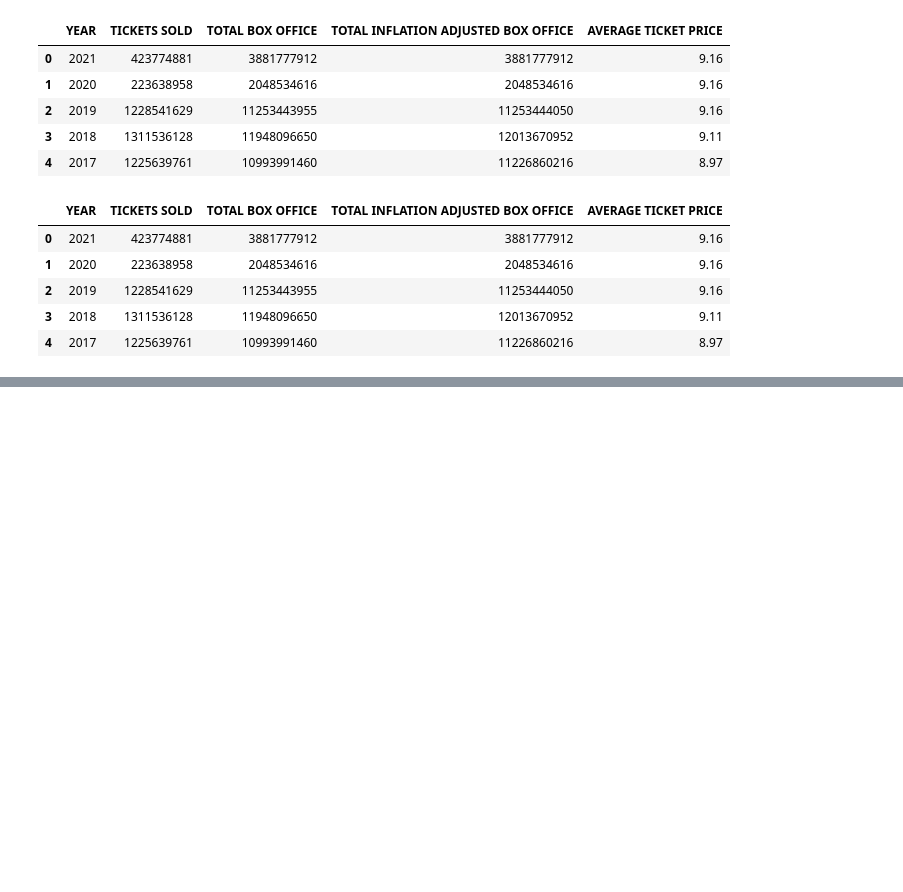
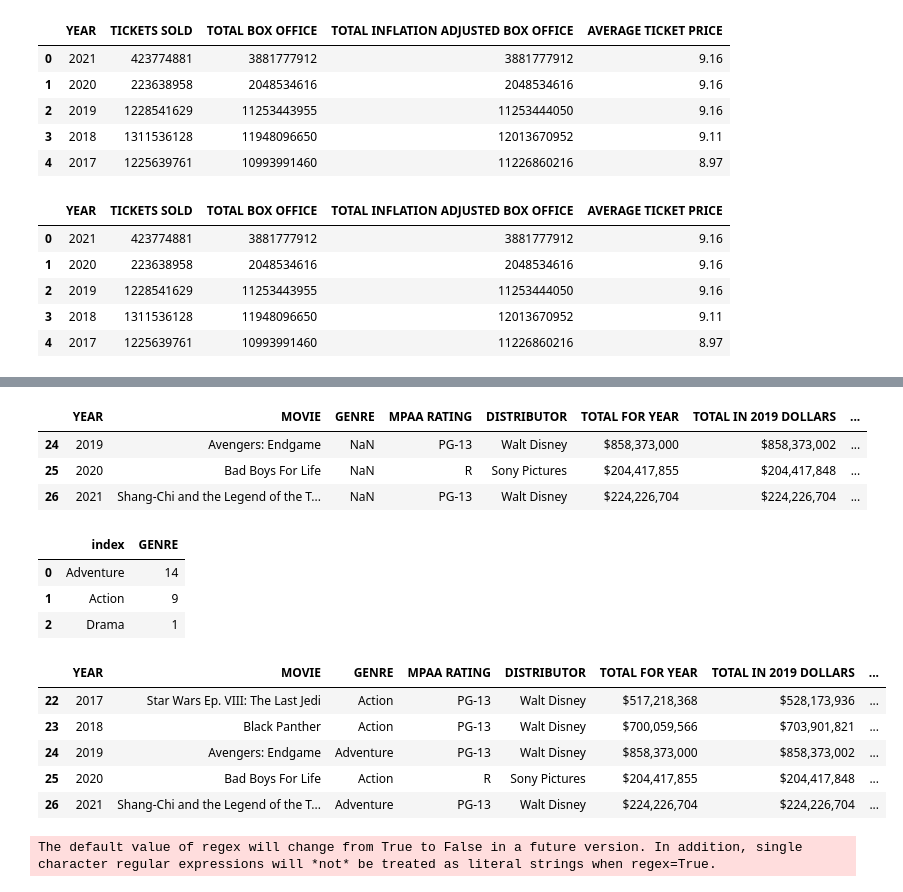
Before and after one commit to kemalozer23/hollywood-market-analysis-kaggle-1, a Jupyter notebook: hollywood.ipynb, the cells around one changed output, grey strips where cells are left out. Drawn from its saved outputs; the diff is of its cells as text; code cells hidden in the pictures; blank space fills up the shorter version.

```diff
--- a/hollywood.ipynb
+++ b/hollywood.ipynb
@@ -141,0 +187,35 @@ fig.show()
+# %%
+highest_grossers[highest_grossers["GENRE"].isnull()]
+# %% [output]
+|  | YEAR | MOVIE | GENRE | MPAA RATING | DISTRIBUTOR | TOTAL FOR YEAR | TOTAL IN 2019 DOLLARS | ... |
+| 24 | 2019 | Avengers: Endgame | NaN | PG-13 | Walt Disney | $858,373,000 | $858,373,002 | ... |
+| 25 | 2020 | Bad Boys For Life | NaN | R | Sony Pictures | $204,417,855 | $204,417,848 | ... |
+| 26 | 2021 | Shang-Chi and the Legend of the T... | NaN | PG-13 | Walt Disney | $224,226,704 | $224,226,704 | ... |
+# %%
+highest_grossers["GENRE"].value_counts().reset_index()
+# %% [output]
+|  | index | GENRE |
+| 0 | Adventure | 14 |
+| 1 | Action | 9 |
+| 2 | Drama | 1 |
+# %%
+highest_grossers.fillna("Adventure", inplace=True)
+# %%
+highest_grossers.at[25,'GENRE']="Action"
+# %%
+highest_grossers.tail()
+# %% [output]
+|  | YEAR | MOVIE | GENRE | MPAA RATING | DISTRIBUTOR | TOTAL FOR YEAR | TOTAL IN 2019 DOLLARS | ... |
+| 22 | 2017 | Star Wars Ep. VIII: The Last Jedi | Action | PG-13 | Walt Disney | $517,218,368 | $528,173,936 | ... |
+| 23 | 2018 | Black Panther | Action | PG-13 | Walt Disney | $700,059,566 | $703,901,821 | ... |
+| 24 | 2019 | Avengers: Endgame | Adventure | PG-13 | Walt Disney | $858,373,000 | $858,373,002 | ... |
+| 25 | 2020 | Bad Boys For Life | Action | R | Sony Pictures | $204,417,855 | $204,417,848 | ... |
+| 26 | 2021 | Shang-Chi and the Legend of the T... | Adventure | PG-13 | Walt Disney | $224,226,704 | $224,226,704 | ... |
+# %%
+highest_grossers["TICKETS SOLD"] = highest_grossers["TICKETS SOLD"].str.replace(",","")
+
+for i in ["TOTAL FOR YEAR","TOTAL IN 2019 DOLLARS"]:
+    highest_grossers[i] = highest_grossers[i].str.replace(",","")
+    highest_grossers[i] = highest_grossers[i].str.replace("$","")
+# %% [output]
+The default value of regex will change from True to False in a future version. In addition, single character regular expressions will *not* be treated as literal strings when regex=True.
```
Also changed, not shown: parts of 10 cells of this notebook.
